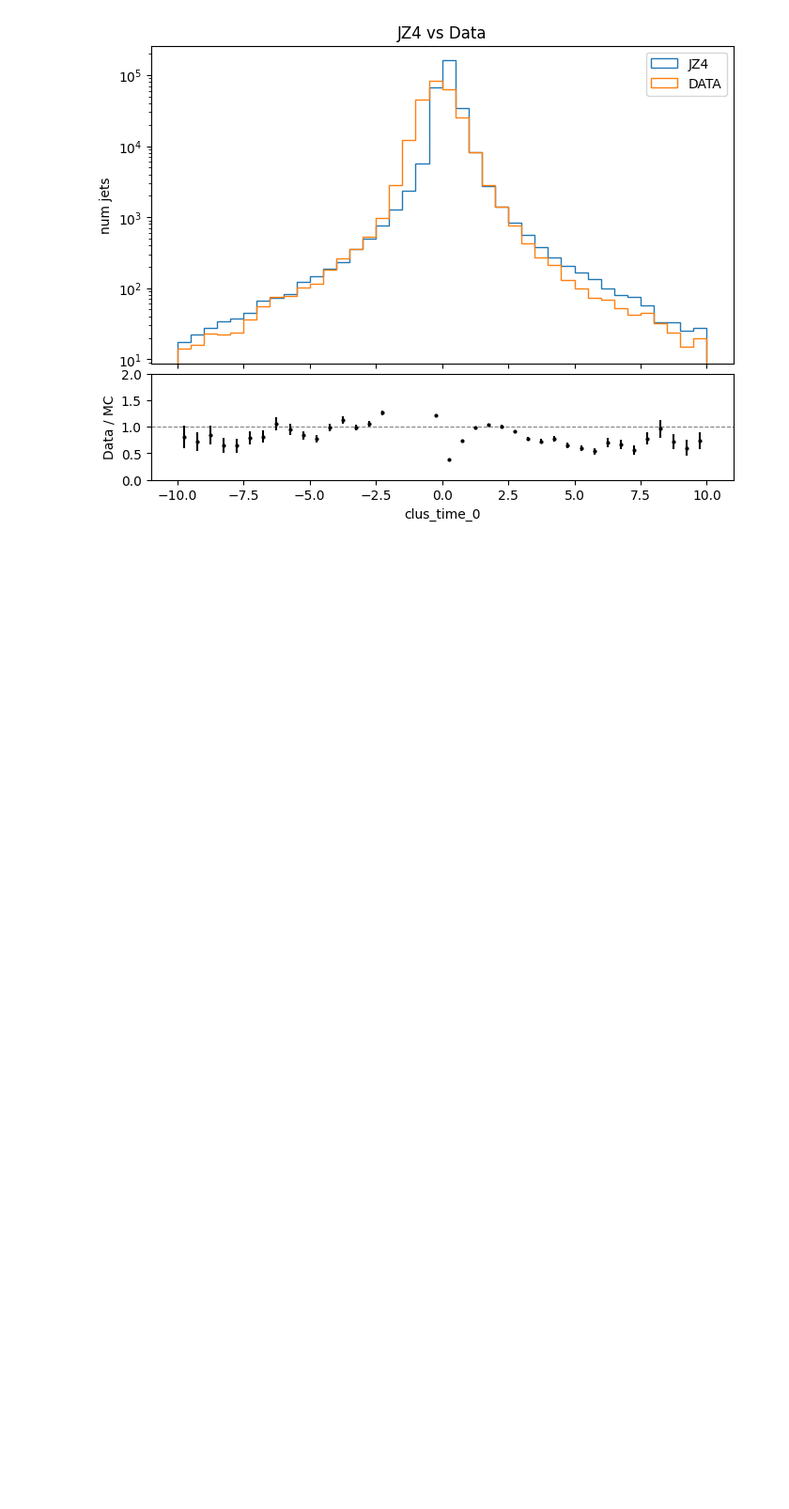
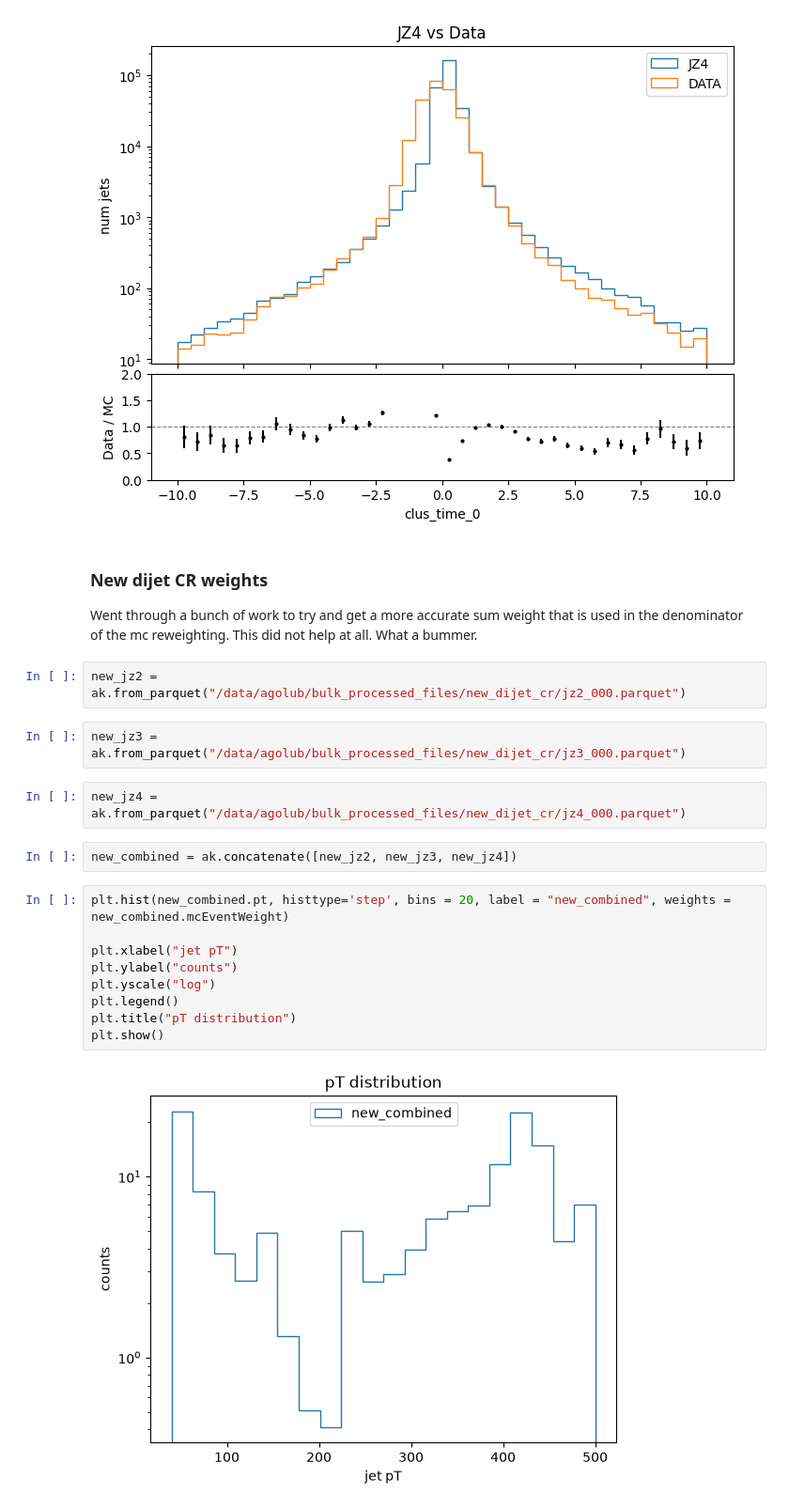
Before and after one commit to gordonwatts/sx_training_fetch, a Jupyter notebook: notebooks/008 - CR_region.ipynb, the cells around one changed output. Shown at 94% size. Drawn from its saved outputs; the diff is of its cells as text; blank space fills up the shorter version.

Commit message:
Fixed MC reweighting regarding sum of weights for diff JZ samples, improved tests, updated readme to include information about MC dijet CR generation

```diff
--- a/notebooks/008 - CR_region.ipynb
+++ b/notebooks/008 - CR_region.ipynb
@@ -451,3 +451,26 @@ plot_ratio(ak.firsts(jz4.clusters.time, axis=1), ak.firsts(data_ds.clusters.time
            mc_label = "JZ4", data_label = "DATA", title = "JZ4 vs Data", bins = 40, log_y = True, x_range=(-10,10), xlabel="clus_time_0")
 # %% [output]
 [figure]
+# %% [markdown]
+### New dijet CR weights
+
+Went through a bunch of work to try and get a more accurate sum weight that is used in the denominator of the mc reweighting. This did not help at all. What a bummer.
+# %%
+new_jz2 = ak.from_parquet("/data/agolub/bulk_processed_files/new_dijet_cr/jz2_000.parquet")
+# %%
+new_jz3 = ak.from_parquet("/data/agolub/bulk_processed_files/new_dijet_cr/jz3_000.parquet")
+# %%
+new_jz4 = ak.from_parquet("/data/agolub/bulk_processed_files/new_dijet_cr/jz4_000.parquet")
+# %%
+new_combined = ak.concatenate([new_jz2, new_jz3, new_jz4])
+# %%
+plt.hist(new_combined.pt, histtype='step', bins = 20, label = "new_combined", weights = new_combined.mcEventWeight)
+
+plt.xlabel("jet pT")
+plt.ylabel("counts")
+plt.yscale("log")
+plt.legend()
+plt.title("pT distribution")
+plt.show()
+# %% [output]
+[figure, added]
```
Also changed, not shown: parts of 1 cell of this notebook, 5 other files.
